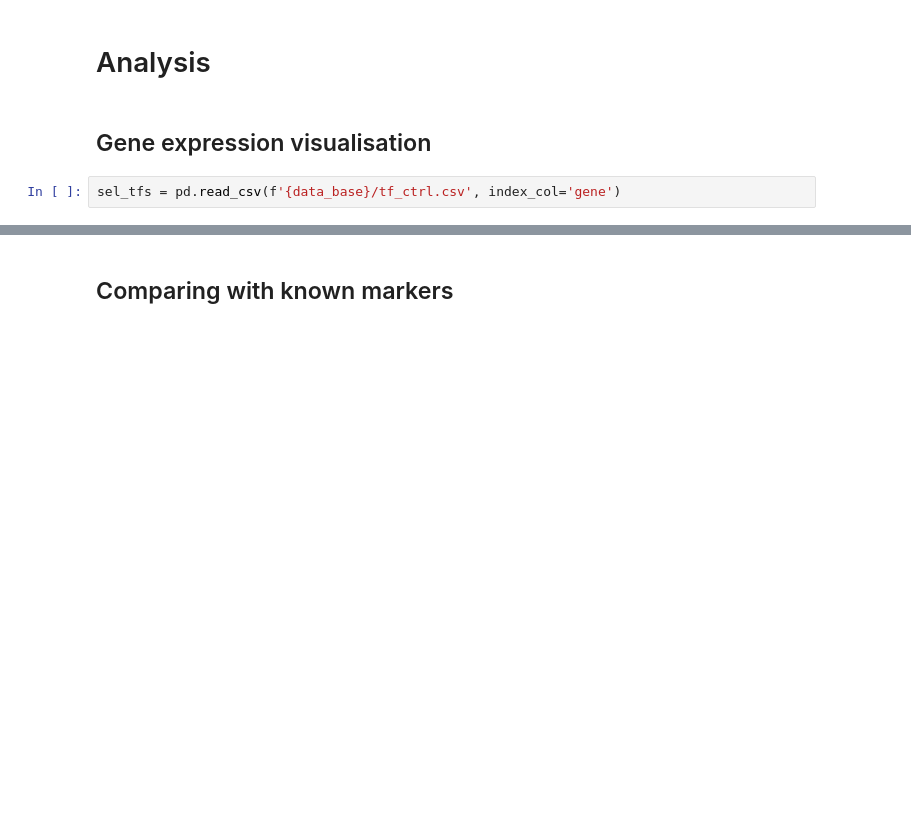
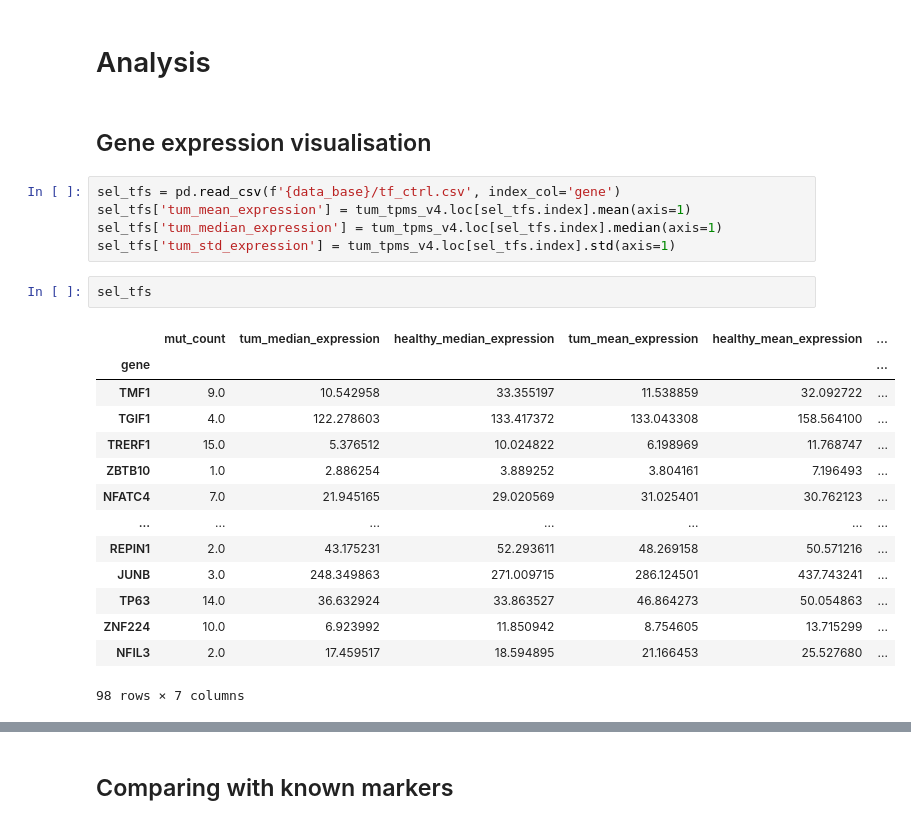
Before and after one commit to vladUng/Phd_extended, a Jupyter notebook: notebooks/network_I/selected_ctrl_tf.ipynb, the cells around one changed output, grey strips where cells are left out. Cells and saved outputs as stored; diff of their text form; blank space fills up the shorter version.

```diff
--- a/notebooks/network_I/selected_ctrl_tf.ipynb
+++ b/notebooks/network_I/selected_ctrl_tf.ipynb
@@ -60,7 +63,27 @@ if os.path.exists(tf_path):
 # Analysis
 # %% [markdown]
 ## Gene expression visualisation
-# %%
-sel_tfs = pd.read_csv(f'{data_base}/tf_ctrl.csv', index_col='gene')
+# %%
+sel_tfs = pd.read_csv(f'{data_base}/tf_ctrl.csv', index_col='gene')
+sel_tfs['tum_mean_expression'] = tum_tpms_v4.loc[sel_tfs.index].mean(axis=1)
+sel_tfs['tum_median_expression'] = tum_tpms_v4.loc[sel_tfs.index].median(axis=1)
+sel_tfs['tum_std_expression'] = tum_tpms_v4.loc[sel_tfs.index].std(axis=1)
+# %%
+sel_tfs
+# %% [output]
+|  | mut_count | tum_median_expression | healthy_median_expression | tum_mean_expression | healthy_mean_expression | ... |
+| gene |  |  |  |  |  | ... |
+| TMF1 | 9.0 | 10.542958 | 33.355197 | 11.538859 | 32.092722 | ... |
+| TGIF1 | 4.0 | 122.278603 | 133.417372 | 133.043308 | 158.564100 | ... |
+| TRERF1 | 15.0 | 5.376512 | 10.024822 | 6.198969 | 11.768747 | ... |
+| ZBTB10 | 1.0 | 2.886254 | 3.889252 | 3.804161 | 7.196493 | ... |
+| NFATC4 | 7.0 | 21.945165 | 29.020569 | 31.025401 | 30.762123 | ... |
+| ... | ... | ... | ... | ... | ... | ... |
+| REPIN1 | 2.0 | 43.175231 | 52.293611 | 48.269158 | 50.571216 | ... |
+| JUNB | 3.0 | 248.349863 | 271.009715 | 286.124501 | 437.743241 | ... |
+| TP63 | 14.0 | 36.632924 | 33.863527 | 46.864273 | 50.054863 | ... |
+| ZNF224 | 10.0 | 6.923992 | 11.850942 | 8.754605 | 13.715299 | ... |
+| NFIL3 | 2.0 | 17.459517 | 18.594895 | 21.166453 | 25.527680 | ... |
+98 rows × 7 columns
 # %%
 # sel_tfs = sel_tfs[~sel_tfs.index.isin(["ELF3", "JUNB"])]
```
Also changed, not shown: parts of 21 cells of this notebook.
